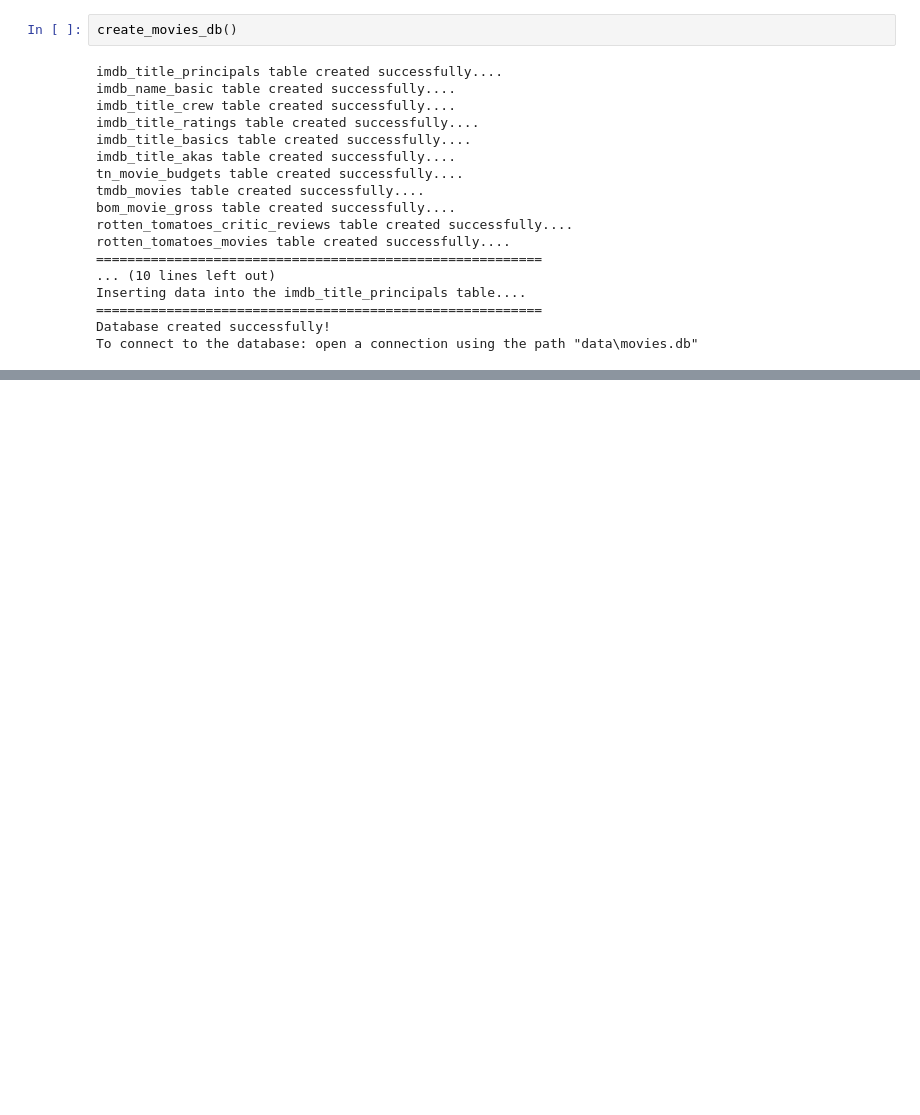
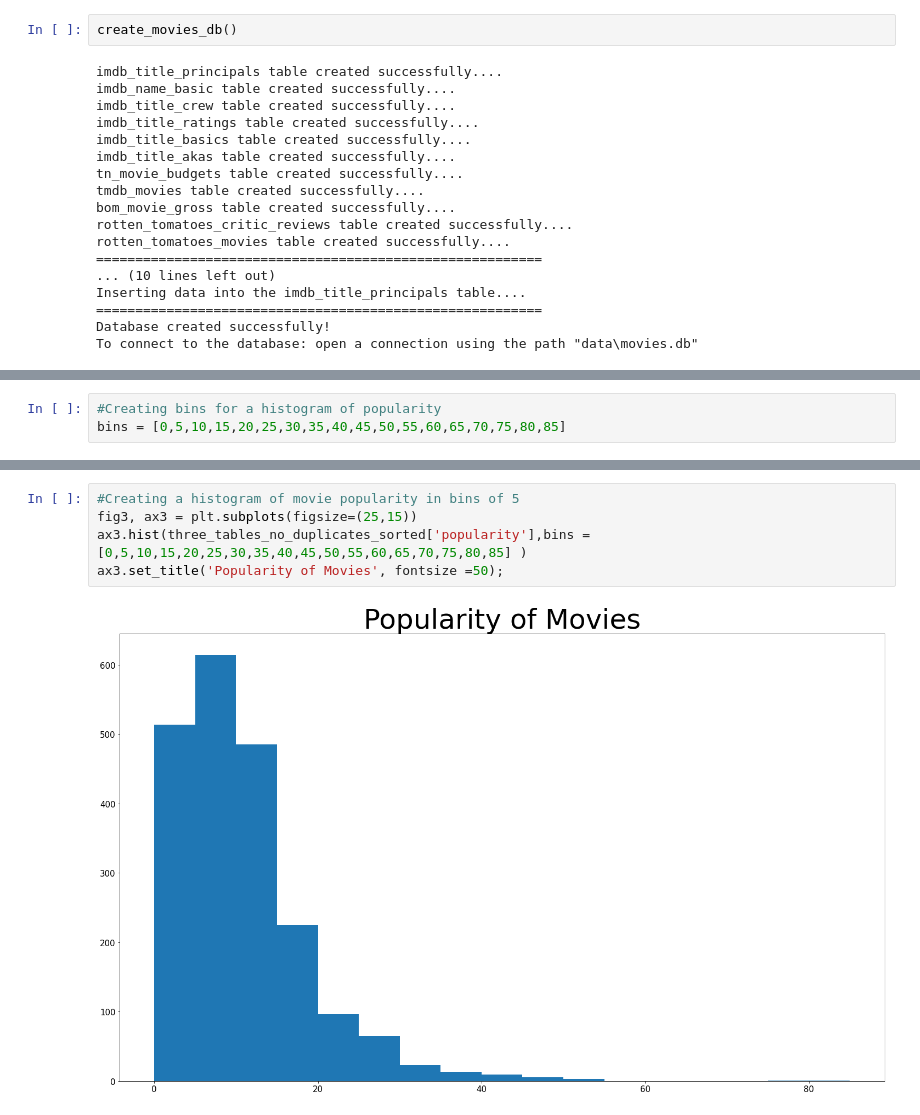
Before and after one commit to krvosen/microsoft_movie_analysis, a Jupyter notebook: create_sql_database.ipynb, the cells around one changed output, grey strips where cells are left out. Saved outputs shown, nothing was run; the diff lists cells and outputs as text; blank space fills up the shorter version.

```diff
--- a/create_sql_database.ipynb
+++ b/create_sql_database.ipynb
@@ -555,0 +329,3 @@ Name: worldwide_gross, Length: 4550, dtype: object
+# %%
+#Creating bins for a histogram of popularity
+bins = [0,5,10,15,20,25,30,35,40,45,50,55,60,65,70,75,80,85]
@@ -555,0 +374,7 @@ Name: worldwide_gross, Length: 4550, dtype: object
+# %%
+#Creating a histogram of movie popularity in bins of 5
+fig3, ax3 = plt.subplots(figsize=(25,15))
+ax3.hist(three_tables_no_duplicates_sorted['popularity'],bins = [0,5,10,15,20,25,30,35,40,45,50,55,60,65,70,75,80,85] )
+ax3.set_title('Popularity of Movies', fontsize =50);
+# %% [output]
+[figure, added]
```
Also changed, not shown: parts of 128 cells of this notebook.
